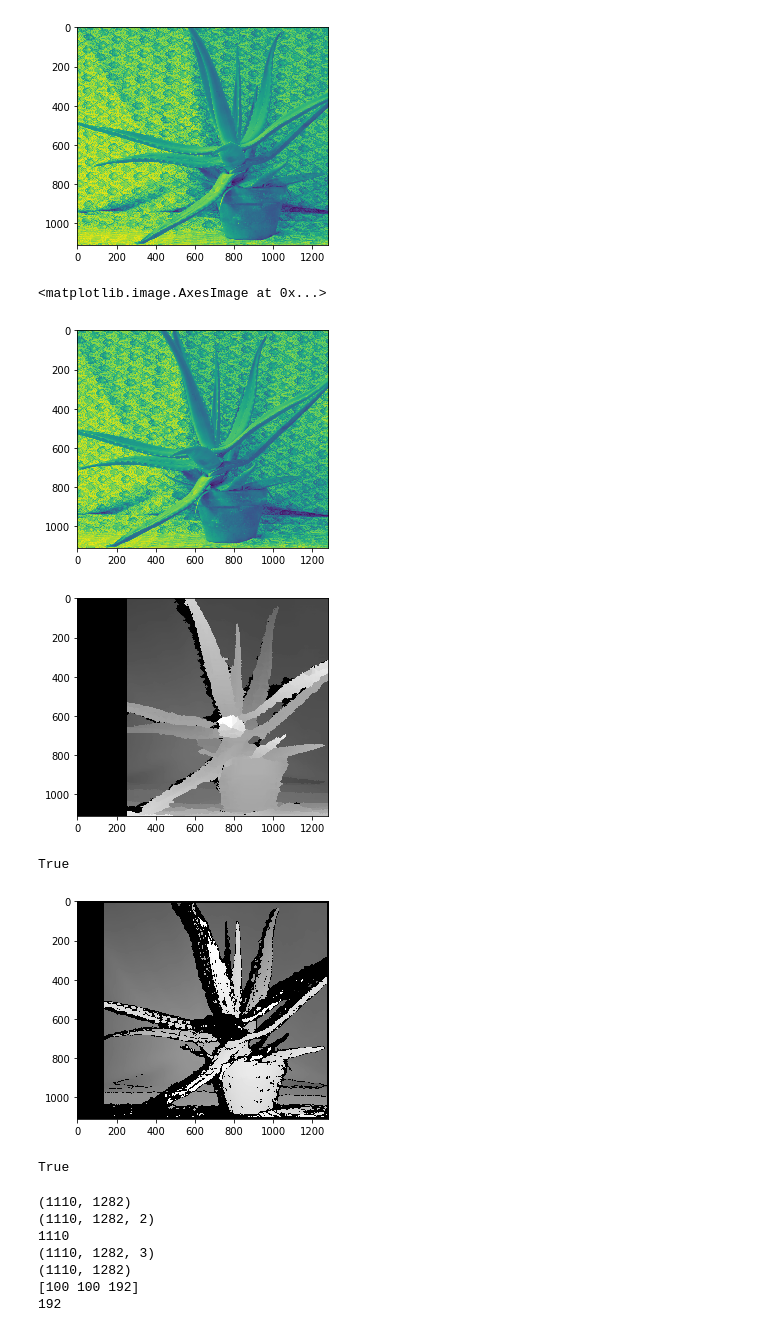
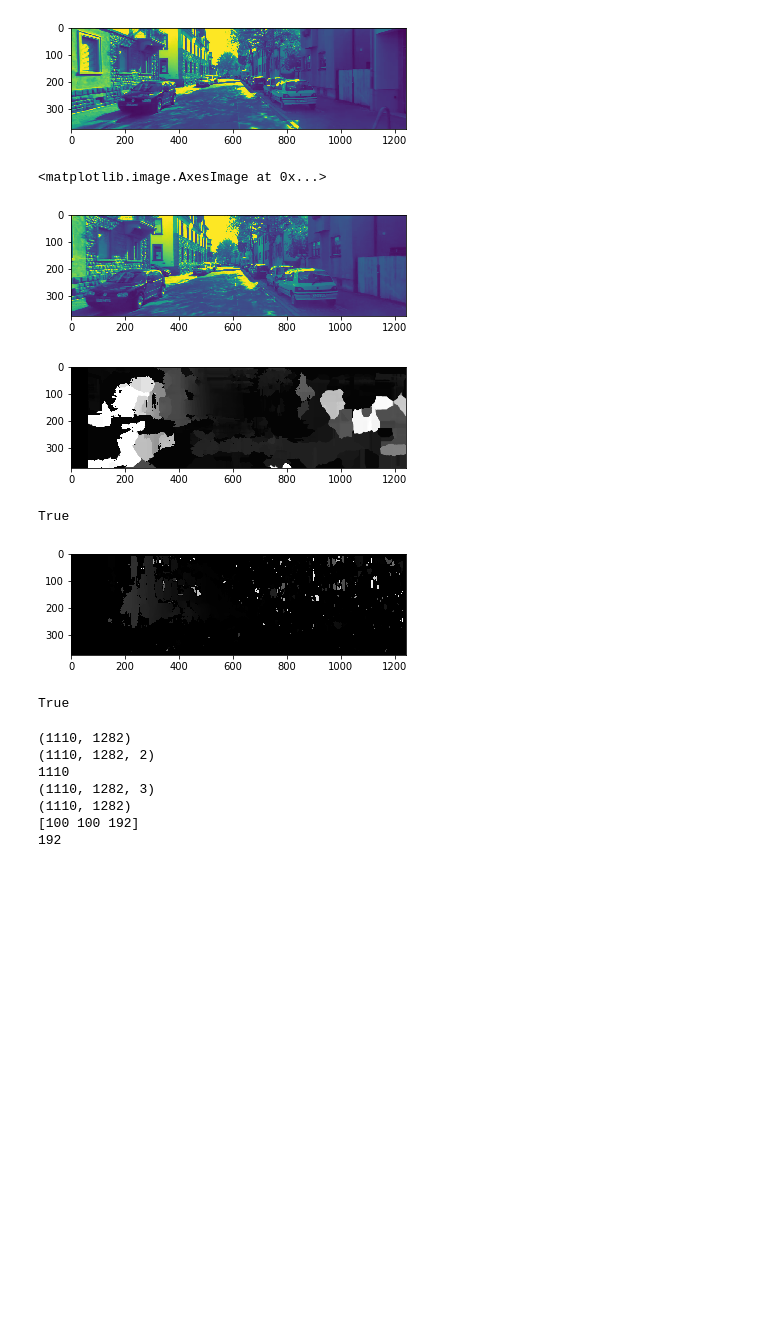
Before and after one commit to kemfic/fake-stereo, a Jupyter notebook: vis.ipynb, the cells around one changed output. Drawn from its saved outputs; the diff is of its cells as text; code cells hidden in the pictures; blank space fills up the shorter version.

```diff
--- a/vis.ipynb
+++ b/vis.ipynb
@@ -6,17 +6,17 @@ import matplotlib
 import matplotlib.pyplot as plt
 %matplotlib inline
 # %%
-img0 = cv2.imread('img/2_.jpg',0)
-img1 = cv2.imread('img/1_.jpg',0)
+img0 = cv2.imread('img/0.png',0)
+img1 = cv2.imread('img/2.png',0)
 
 
 plt.imshow(img0)
 plt.show()
 plt.imshow(img1)
 # %% [output]
-[figure, old version]
+[figure, new version]
 <matplotlib.image.AxesImage at 0x...>
-[figure, old version]
+[figure, new version]
 # %%
 # http://timosam.com/python_opencv_depthimage
 
@@ -26,15 +26,15 @@ window_size = 15                    # wsize default 3; 5; 7 for SGBM reduced siz
 
 stereo = cv2.StereoSGBM_create(
     minDisparity=0,
-    numDisparities=256,             # max_disp has to be dividable by 16 f. E. HH 192, 256
-    blockSize=9,
+    numDisparities=64,             # max_disp has to be dividable by 16 f. E. HH 192, 256
+    blockSize=11,
     P1=8 * 3 * window_size ** 2,    # wsize default 3; 5; 7 for SGBM reduced size image; 15 for SGBM full size image (1300px and above); 5 Works nicely
     P2=32 * 3 * window_size ** 2,
     disp12MaxDiff=1,
     uniquenessRatio=15,
     speckleWindowSize=0,
     speckleRange=1000,
-    preFilterCap=1000000,
+    preFilterCap=0,
     mode=cv2.STEREO_SGBM_MODE_SGBM_3WAY
 )
 
@@ -68,7 +68,7 @@ plt.imshow(filteredImg,'gray')
 plt.show()
 cv2.imwrite('img/out1.png',filteredImg)
 # %% [output]
-[figure, old version]
+[figure, new version]
 True
 # %%
 stereo = cv2.StereoBM_create(numDisparities=128, blockSize=21)
@@ -77,7 +77,7 @@ plt.imshow(disparity,'gray')
 plt.show()
 cv2.imwrite('img/out.png',disparity)
 # %% [output]
-[figure, old version]
+[figure, new version]
 True
 # %%
 grid = np.mgrid[0:img0.shape[1], 0:img0.shape[0]]
```
Also changed, not shown: 7 other files.
